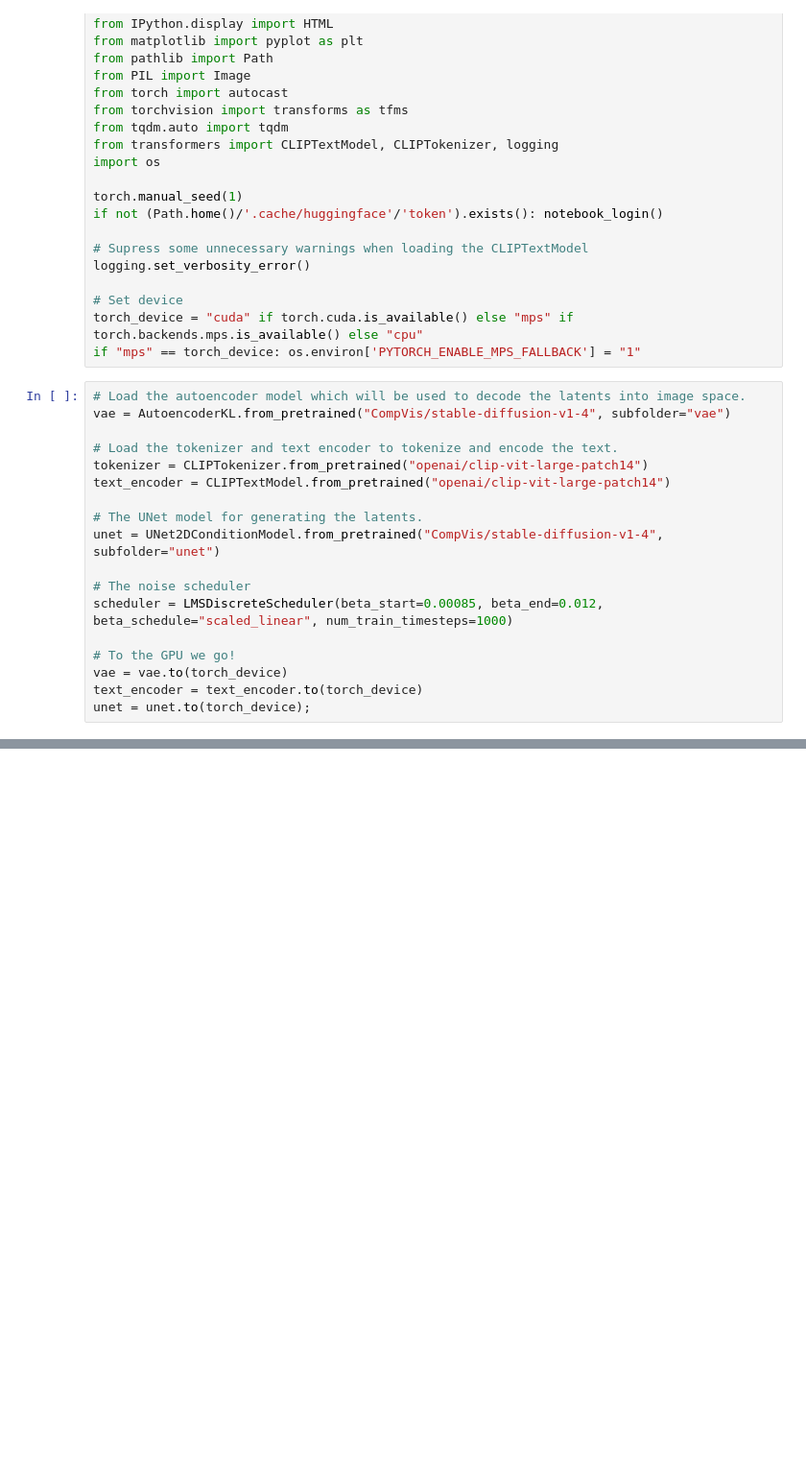
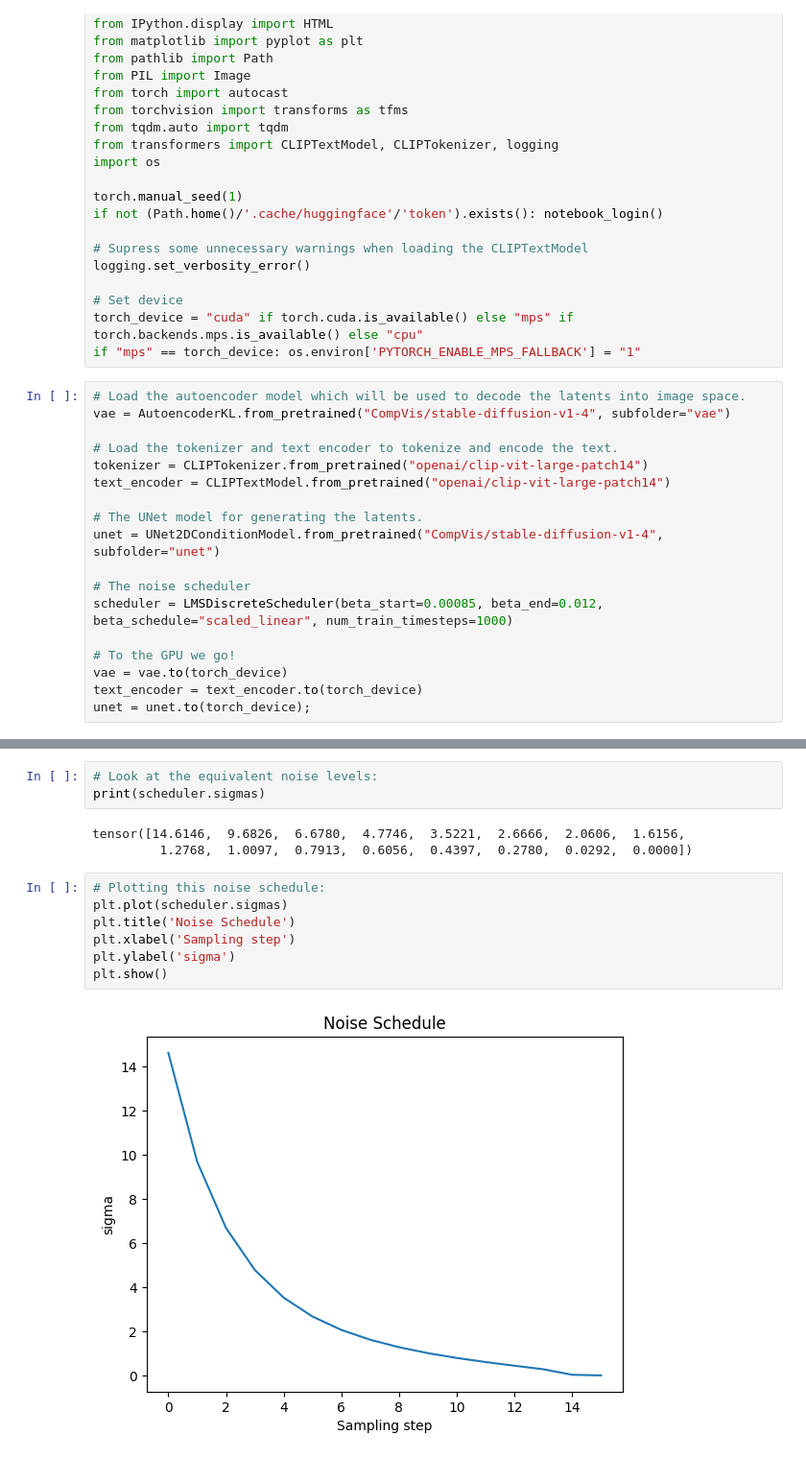
Before and after one commit to bellmake/stable_diffusion_foundations, a Jupyter notebook: stable_diffusion_deep_dive.ipynb, the cells around one changed output, grey strips where cells are left out. Shown at 96% size. Cells and saved outputs as stored; diff of their text form; blank space fills up the shorter version.

```diff
--- a/stable_diffusion_deep_dive.ipynb
+++ b/stable_diffusion_deep_dive.ipynb
@@ -50,0 +191,15 @@ unet = unet.to(torch_device);
+# %%
+# Look at the equivalent noise levels:
+print(scheduler.sigmas)
+# %% [output]
+tensor([14.6146,  9.6826,  6.6780,  4.7746,  3.5221,  2.6666,  2.0606,  1.6156,
+         1.2768,  1.0097,  0.7913,  0.6056,  0.4397,  0.2780,  0.0292,  0.0000])
+# %%
+# Plotting this noise schedule:
+plt.plot(scheduler.sigmas)
+plt.title('Noise Schedule')
+plt.xlabel('Sampling step')
+plt.ylabel('sigma')
+plt.show()
+# %% [output]
+[figure, added]
```
Also changed, not shown: parts of 14 cells of this notebook.
